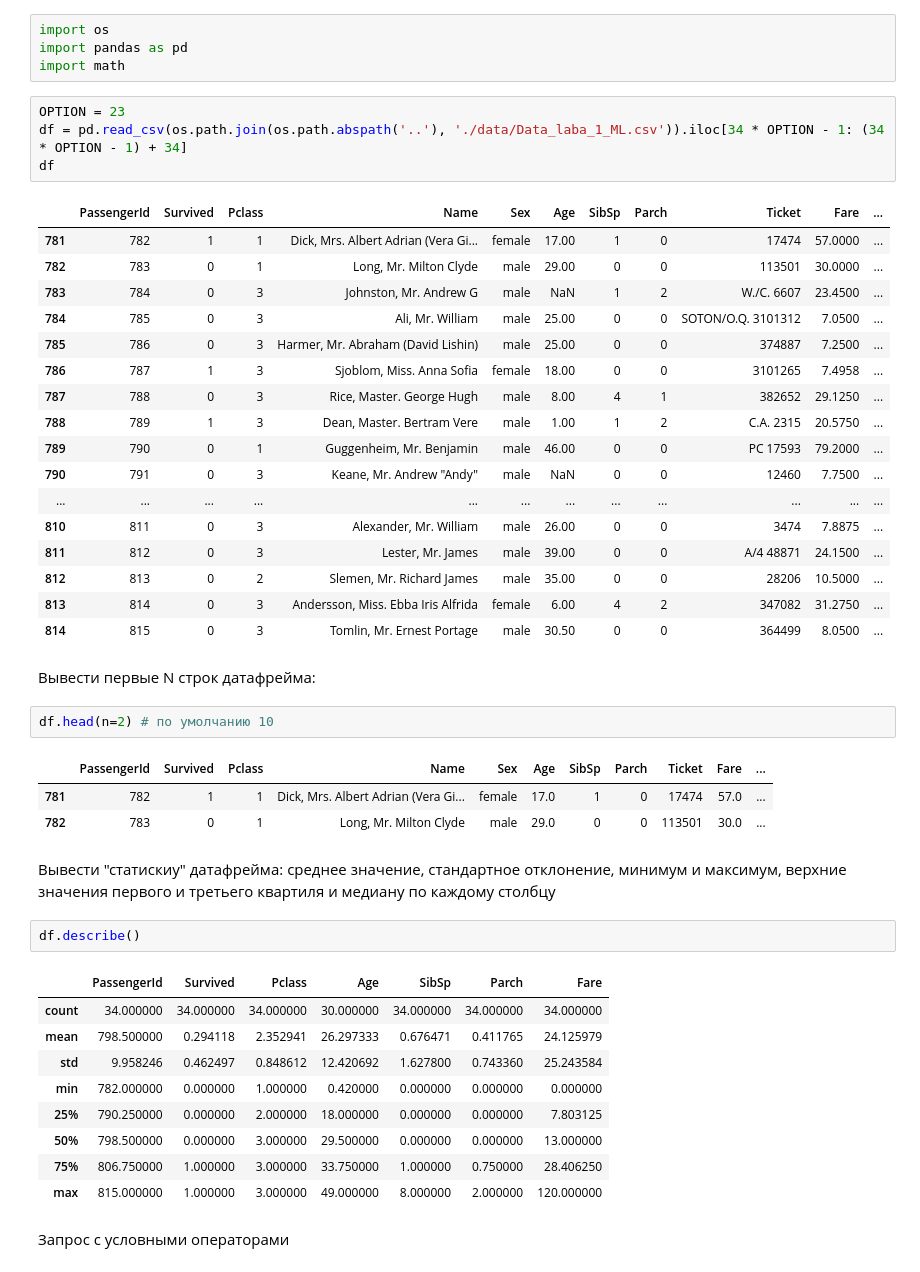
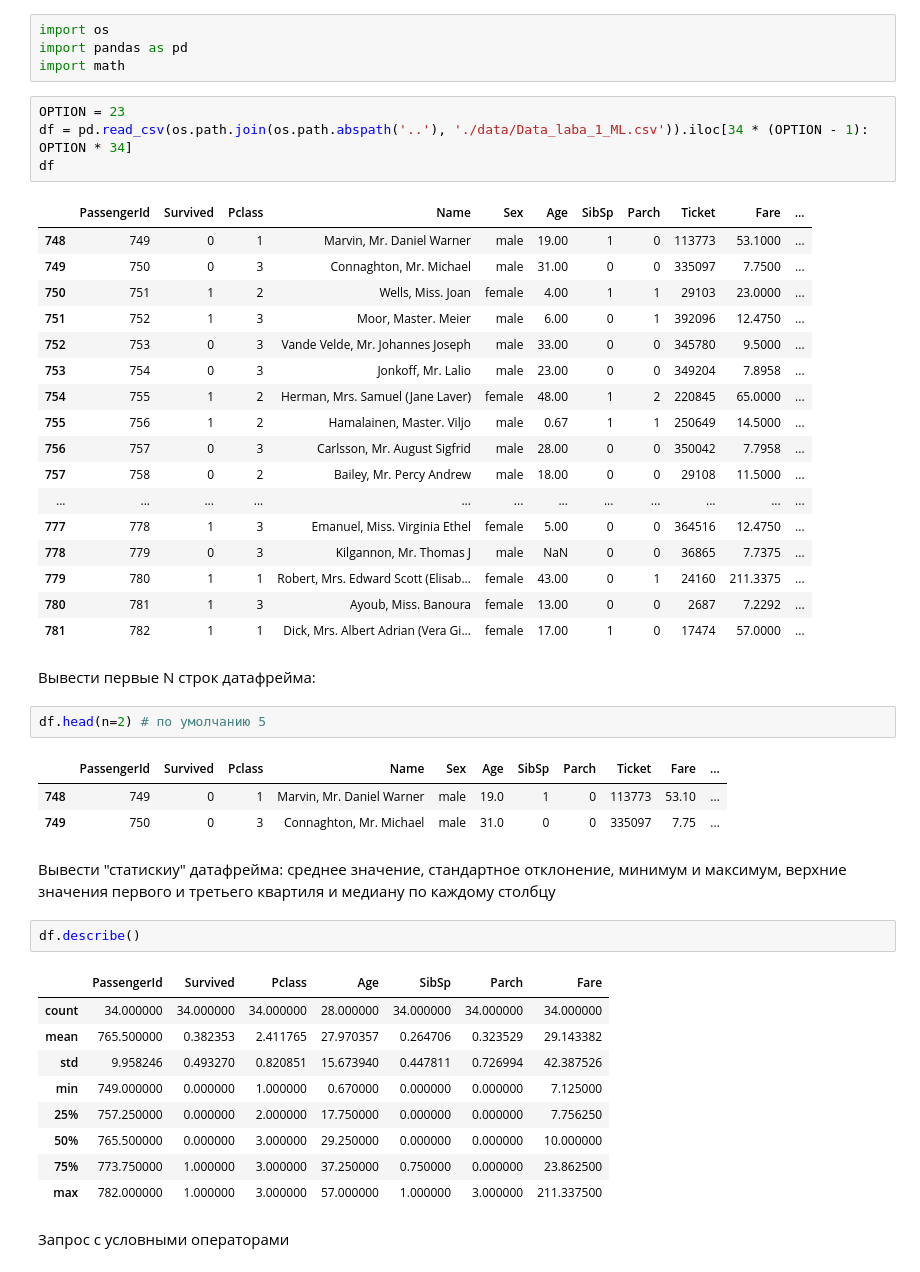
Before and after one commit to Imnarka/-MachineLearning_Lab, a Jupyter notebook: lab1/notebooks/lab1.ipynb, the cells around one changed output. Cells and saved outputs as stored; diff of their text form.

```diff
--- a/lab1/notebooks/lab1.ipynb
+++ b/lab1/notebooks/lab1.ipynb
@@ -4,48 +4,48 @@ import pandas as pd
 import math
 # %%
 OPTION = 23
-df = pd.read_csv(os.path.join(os.path.abspath('..'), './data/Data_laba_1_ML.csv')).iloc[34 * OPTION - 1: (34 * OPTION - 1) + 34]
+df = pd.read_csv(os.path.join(os.path.abspath('..'), './data/Data_laba_1_ML.csv')).iloc[34 * (OPTION - 1): OPTION * 34]
 df
 # %% [output]
 |  | PassengerId | Survived | Pclass | Name | Sex | Age | SibSp | Parch | Ticket | Fare | ... |
+| 748 | 749 | 0 | 1 | Marvin, Mr. Daniel Warner | male | 19.00 | 1 | 0 | 113773 | 53.1000 | ... |
+| 749 | 750 | 0 | 3 | Connaghton, Mr. Michael | male | 31.00 | 0 | 0 | 335097 | 7.7500 | ... |
+| 750 | 751 | 1 | 2 | Wells, Miss. Joan | female | 4.00 | 1 | 1 | 29103 | 23.0000 | ... |
+| 751 | 752 | 1 | 3 | Moor, Master. Meier | male | 6.00 | 0 | 1 | 392096 | 12.4750 | ... |
+| 752 | 753 | 0 | 3 | Vande Velde, Mr. Johannes Joseph | male | 33.00 | 0 | 0 | 345780 | 9.5000 | ... |
+| 753 | 754 | 0 | 3 | Jonkoff, Mr. Lalio | male | 23.00 | 0 | 0 | 349204 | 7.8958 | ... |
+| 754 | 755 | 1 | 2 | Herman, Mrs. Samuel (Jane Laver) | female | 48.00 | 1 | 2 | 220845 | 65.0000 | ... |
+| 755 | 756 | 1 | 2 | Hamalainen, Master. Viljo | male | 0.67 | 1 | 1 | 250649 | 14.5000 | ... |
+| 756 | 757 | 0 | 3 | Carlsson, Mr. August Sigfrid | male | 28.00 | 0 | 0 | 350042 | 7.7958 | ... |
+| 757 | 758 | 0 | 2 | Bailey, Mr. Percy Andrew | male | 18.00 | 0 | 0 | 29108 | 11.5000 | ... |
+| ... | ... | ... | ... | ... | ... | ... | ... | ... | ... | ... | ... |
+| 777 | 778 | 1 | 3 | Emanuel, Miss. Virginia Ethel | female | 5.00 | 0 | 0 | 364516 | 12.4750 | ... |
+| 778 | 779 | 0 | 3 | Kilgannon, Mr. Thomas J | male | NaN | 0 | 0 | 36865 | 7.7375 | ... |
+| 779 | 780 | 1 | 1 | Robert, Mrs. Edward Scott (Elisab... | female | 43.00 | 0 | 1 | 24160 | 211.3375 | ... |
+| 780 | 781 | 1 | 3 | Ayoub, Miss. Banoura | female | 13.00 | 0 | 0 | 2687 | 7.2292 | ... |
 | 781 | 782 | 1 | 1 | Dick, Mrs. Albert Adrian (Vera Gi... | female | 17.00 | 1 | 0 | 17474 | 57.0000 | ... |
-| 782 | 783 | 0 | 1 | Long, Mr. Milton Clyde | male | 29.00 | 0 | 0 | 113501 | 30.0000 | ... |
-| 783 | 784 | 0 | 3 | Johnston, Mr. Andrew G | male | NaN | 1 | 2 | W./C. 6607 | 23.4500 | ... |
-| 784 | 785 | 0 | 3 | Ali, Mr. William | male | 25.00 | 0 | 0 | SOTON/O.Q. 3101312 | 7.0500 | ... |
-| 785 | 786 | 0 | 3 | Harmer, Mr. Abraham (David Lishin) | male | 25.00 | 0 | 0 | 374887 | 7.2500 | ... |
-| 786 | 787 | 1 | 3 | Sjoblom, Miss. Anna Sofia | female | 18.00 | 0 | 0 | 3101265 | 7.4958 | ... |
-| 787 | 788 | 0 | 3 | Rice, Master. George Hugh | male | 8.00 | 4 | 1 | 382652 | 29.1250 | ... |
-| 788 | 789 | 1 | 3 | Dean, Master. Bertram Vere | male | 1.00 | 1 | 2 | C.A. 2315 | 20.5750 | ... |
-| 789 | 790 | 0 | 1 | Guggenheim, Mr. Benjamin | male | 46.00 | 0 | 0 | PC 17593 | 79.2000 | ... |
-| 790 | 791 | 0 | 3 | Keane, Mr. Andrew "Andy" | male | NaN | 0 | 0 | 12460 | 7.7500 | ... |
-| ... | ... | ... | ... | ... | ... | ... | ... | ... | ... | ... | ... |
-| 810 | 811 | 0 | 3 | Alexander, Mr. William | male | 26.00 | 0 | 0 | 3474 | 7.8875 | ... |
-| 811 | 812 | 0 | 3 | Lester, Mr. James | male | 39.00 | 0 | 0 | A/4 48871 | 24.1500 | ... |
-| 812 | 813 | 0 | 2 | Slemen, Mr. Richard James | male | 35.00 | 0 | 0 | 28206 | 10.5000 | ... |
-| 813 | 814 | 0 | 3 | Andersson, Miss. Ebba Iris Alfrida | female | 6.00 | 4 | 2 | 347082 | 31.2750 | ... |
-| 814 | 815 | 0 | 3 | Tomlin, Mr. Ernest Portage | male | 30.50 | 0 | 0 | 364499 | 8.0500 | ... |
 # %% [markdown]
 Вывести первые N строк датафрейма:
 # %%
-df.head(n=2) # по умолчанию 10
+df.head(n=2) # по умолчанию 5
 # %% [output]
 |  | PassengerId | Survived | Pclass | Name | Sex | Age | SibSp | Parch | Ticket | Fare | ... |
-| 781 | 782 | 1 | 1 | Dick, Mrs. Albert Adrian (Vera Gi... | female | 17.0 | 1 | 0 | 17474 | 57.0 | ... |
-| 782 | 783 | 0 | 1 | Long, Mr. Milton Clyde | male | 29.0 | 0 | 0 | 113501 | 30.0 | ... |
+| 748 | 749 | 0 | 1 | Marvin, Mr. Daniel Warner | male | 19.0 | 1 | 0 | 113773 | 53.10 | ... |
+| 749 | 750 | 0 | 3 | Connaghton, Mr. Michael | male | 31.0 | 0 | 0 | 335097 | 7.75 | ... |
 # %% [markdown]
 Вывести "статискиу" датафрейма: среднее значение, стандартное отклонение, минимум и максимум, верхние значения первого и третьего квартиля и медиану по каждому столбцу
 # %%
 df.describe()
 # %% [output]
 |  | PassengerId | Survived | Pclass | Age | SibSp | Parch | Fare |
-| count | 34.000000 | 34.000000 | 34.000000 | 30.000000 | 34.000000 | 34.000000 | 34.000000 |
-| mean | 798.500000 | 0.294118 | 2.352941 | 26.297333 | 0.676471 | 0.411765 | 24.125979 |
-| std | 9.958246 | 0.462497 | 0.848612 | 12.420692 | 1.627800 | 0.743360 | 25.243584 |
-| min | 782.000000 | 0.000000 | 1.000000 | 0.420000 | 0.000000 | 0.000000 | 0.000000 |
-| 25% | 790.250000 | 0.000000 | 2.000000 | 18.000000 | 0.000000 | 0.000000 | 7.803125 |
-| 50% | 798.500000 | 0.000000 | 3.000000 | 29.500000 | 0.000000 | 0.000000 | 13.000000 |
-| 75% | 806.750000 | 1.000000 | 3.000000 | 33.750000 | 1.000000 | 0.750000 | 28.406250 |
-| max | 815.000000 | 1.000000 | 3.000000 | 49.000000 | 8.000000 | 2.000000 | 120.000000 |
+| count | 34.000000 | 34.000000 | 34.000000 | 28.000000 | 34.000000 | 34.000000 | 34.000000 |
+| mean | 765.500000 | 0.382353 | 2.411765 | 27.970357 | 0.264706 | 0.323529 | 29.143382 |
+| std | 9.958246 | 0.493270 | 0.820851 | 15.673940 | 0.447811 | 0.726994 | 42.387526 |
+| min | 749.000000 | 0.000000 | 1.000000 | 0.670000 | 0.000000 | 0.000000 | 7.125000 |
+| 25% | 757.250000 | 0.000000 | 2.000000 | 17.750000 | 0.000000 | 0.000000 | 7.756250 |
+| 50% | 765.500000 | 0.000000 | 3.000000 | 29.250000 | 0.000000 | 0.000000 | 10.000000 |
+| 75% | 773.750000 | 1.000000 | 3.000000 | 37.250000 | 0.750000 | 0.000000 | 23.862500 |
+| max | 782.000000 | 1.000000 | 3.000000 | 57.000000 | 1.000000 | 3.000000 | 211.337500 |
 # %% [markdown]
 Запрос с условными операторами
 # %%
```
Also changed, not shown: parts of 13 cells of this notebook, 2 other files.
